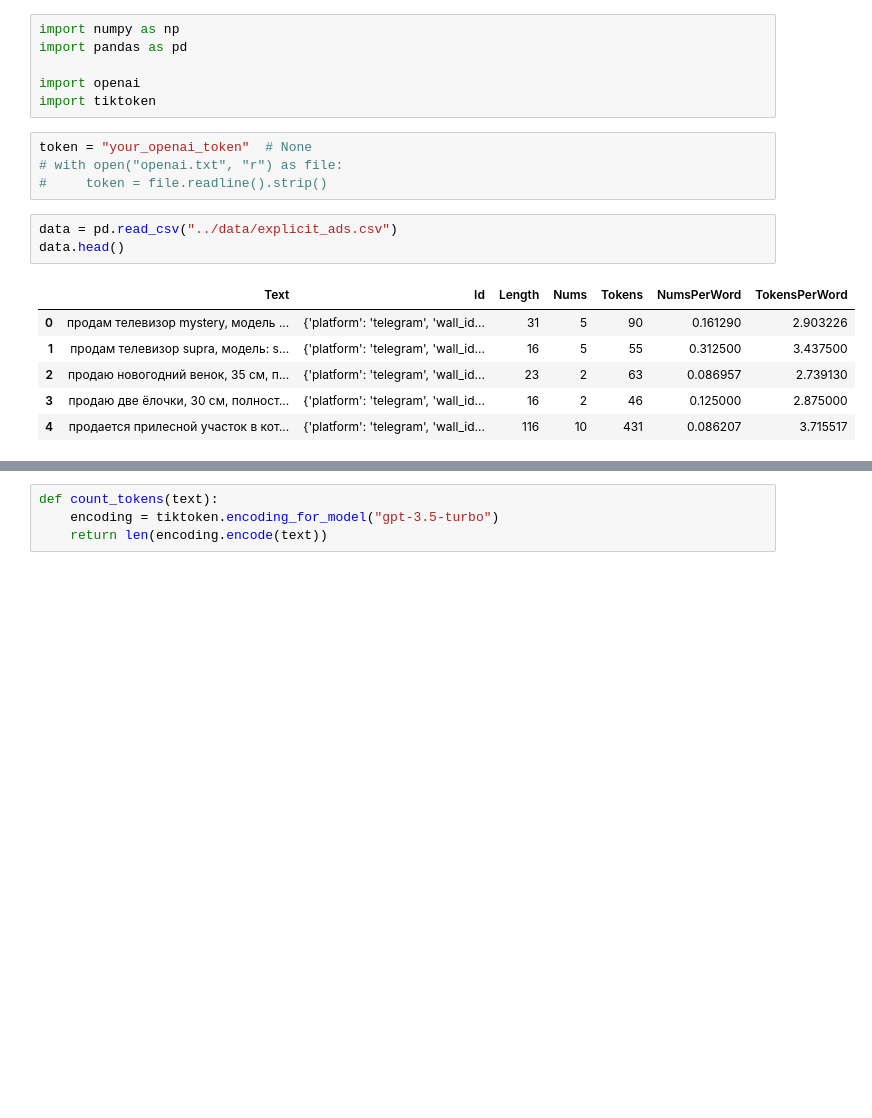
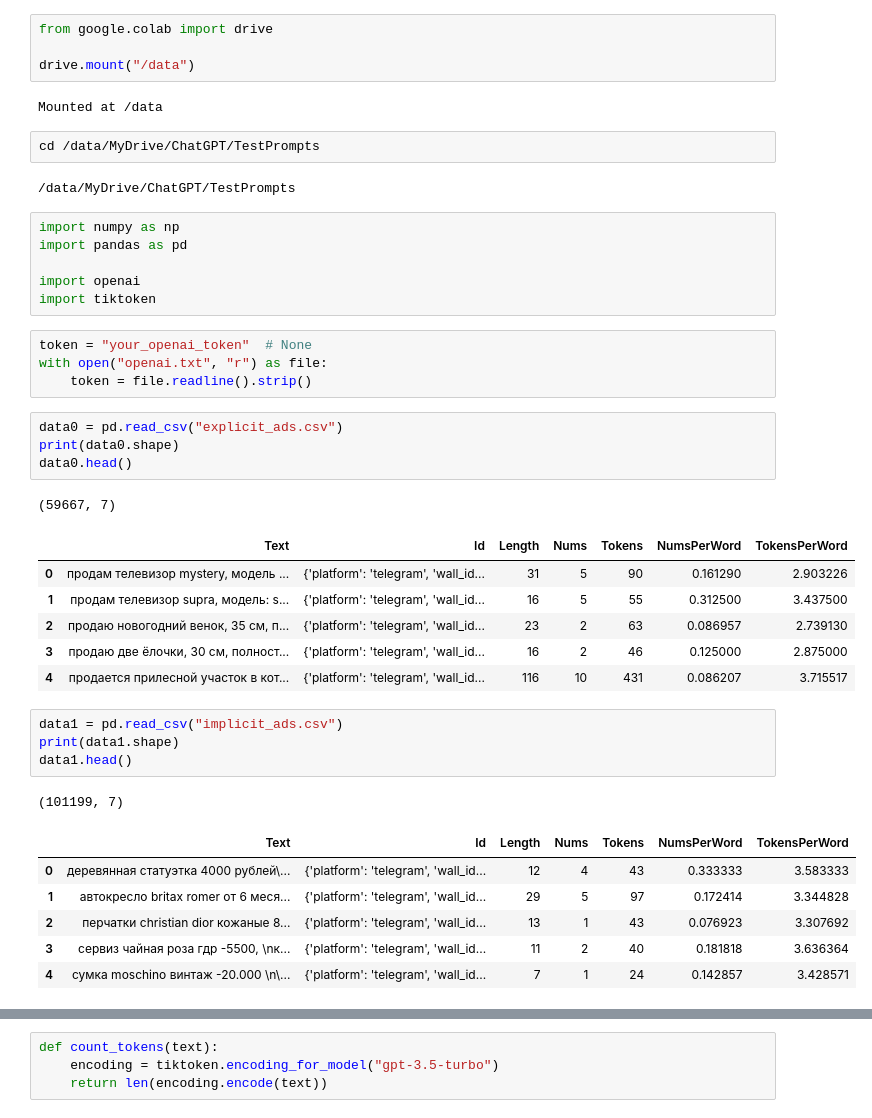
Before and after one commit to lpetrov02/ads_parsing, a Jupyter notebook: Marking/chatgpt.ipynb, the cells around one changed output, grey strips where cells are left out. Drawn from its saved outputs; the diff is of its cells as text; blank space fills up the shorter version.

Commit message:
Adds postprocessing of data

```diff
--- a/Marking/chatgpt.ipynb
+++ b/Marking/chatgpt.ipynb
@@ -4,3 +11,13 @@
+# %%
+from google.colab import drive
+
+drive.mount("/data")
+# %% [output]
+Mounted at /data
+# %%
+cd /data/MyDrive/ChatGPT/TestPrompts
+# %% [output]
+/data/MyDrive/ChatGPT/TestPrompts
 # %%
 import numpy as np
 import pandas as pd
@@ -9,15 +26,29 @@ import openai
 import tiktoken
 # %%
 token = "your_openai_token"  # None
-# with open("openai.txt", "r") as file:
-#     token = file.readline().strip()
+with open("openai.txt", "r") as file:
+    token = file.readline().strip()
 # %%
-data = pd.read_csv("../data/explicit_ads.csv")
-data.head()
+data0 = pd.read_csv("explicit_ads.csv")
+print(data0.shape)
+data0.head()
 # %% [output]
+(59667, 7)
 |  | Text | Id | Length | Nums | Tokens | NumsPerWord | TokensPerWord |
 | 0 | продам телевизор mystery, модель ... | {'platform': 'telegram', 'wall_id... | 31 | 5 | 90 | 0.161290 | 2.903226 |
 | 1 | продам телевизор supra, модель: s... | {'platform': 'telegram', 'wall_id... | 16 | 5 | 55 | 0.312500 | 3.437500 |
 | 2 | продаю новогодний венок, 35 см, п... | {'platform': 'telegram', 'wall_id... | 23 | 2 | 63 | 0.086957 | 2.739130 |
 | 3 | продаю две ёлочки, 30 см, полност... | {'platform': 'telegram', 'wall_id... | 16 | 2 | 46 | 0.125000 | 2.875000 |
 | 4 | продается прилесной участок в кот... | {'platform': 'telegram', 'wall_id... | 116 | 10 | 431 | 0.086207 | 3.715517 |
+# %%
+data1 = pd.read_csv("implicit_ads.csv")
+print(data1.shape)
+data1.head()
+# %% [output]
+(101199, 7)
+|  | Text | Id | Length | Nums | Tokens | NumsPerWord | TokensPerWord |
+| 0 | деревянная статуэтка 4000 рублей\... | {'platform': 'telegram', 'wall_id... | 12 | 4 | 43 | 0.333333 | 3.583333 |
+| 1 | автокресло britax romer от 6 меся... | {'platform': 'telegram', 'wall_id... | 29 | 5 | 97 | 0.172414 | 3.344828 |
+| 2 | перчатки christian dior кожаные 8... | {'platform': 'telegram', 'wall_id... | 13 | 1 | 43 | 0.076923 | 3.307692 |
+| 3 | сервиз чайная роза гдр -5500, \nк... | {'platform': 'telegram', 'wall_id... | 11 | 2 | 40 | 0.181818 | 3.636364 |
+| 4 | сумка moschino винтаж -20.000 \n\... | {'platform': 'telegram', 'wall_id... | 7 | 1 | 24 | 0.142857 | 3.428571 |
```
Also changed, not shown: parts of 27 cells of this notebook, 4 other files.
